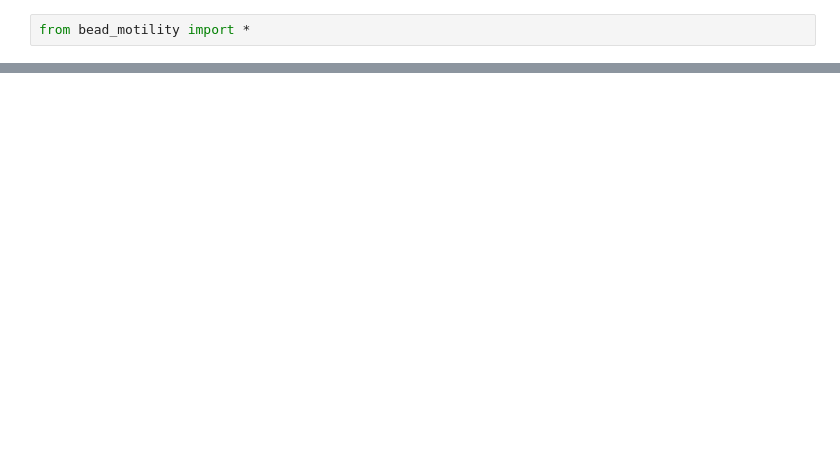
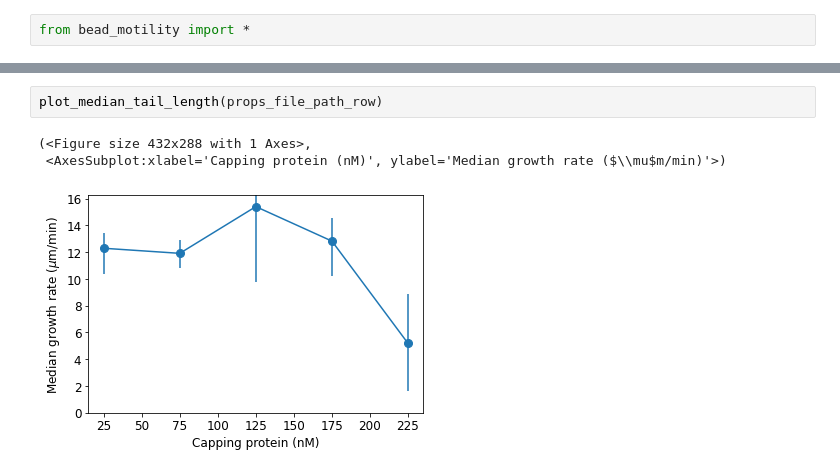
Before and after one commit to jiongyi/postdoc, a Jupyter notebook: actin_assembly/bead_motility/2021_02_08_wave_bead_motility.ipynb, the cells around one changed output, grey strips where cells are left out. Cells and saved outputs as stored; diff of their text form; blank space fills up the shorter version.

```diff
--- a/actin_assembly/bead_motility/2021_02_08_wave_bead_motility.ipynb
+++ b/actin_assembly/bead_motility/2021_02_08_wave_bead_motility.ipynb
@@ -28,0 +23,6 @@ KeyboardInterrupt:
+# %%
+plot_median_tail_length(props_file_path_row)
+# %% [output]
+(<Figure size 432x288 with 1 Axes>,
+ <AxesSubplot:xlabel='Capping protein (nM)', ylabel='Median growth rate ($\\mu$m/min)'>)
+[figure, added]
```
Also changed, not shown: parts of 6 cells of this notebook, 5 other files.
